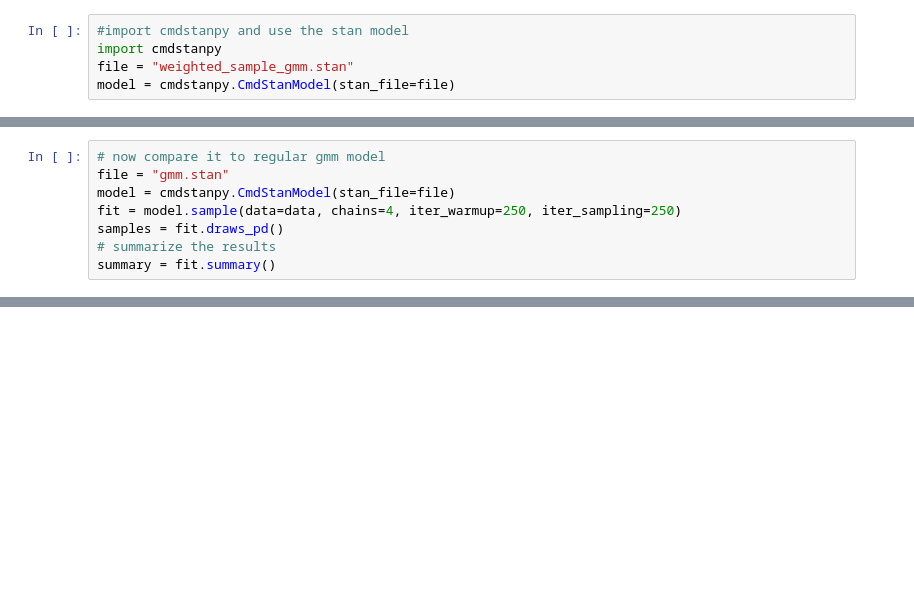
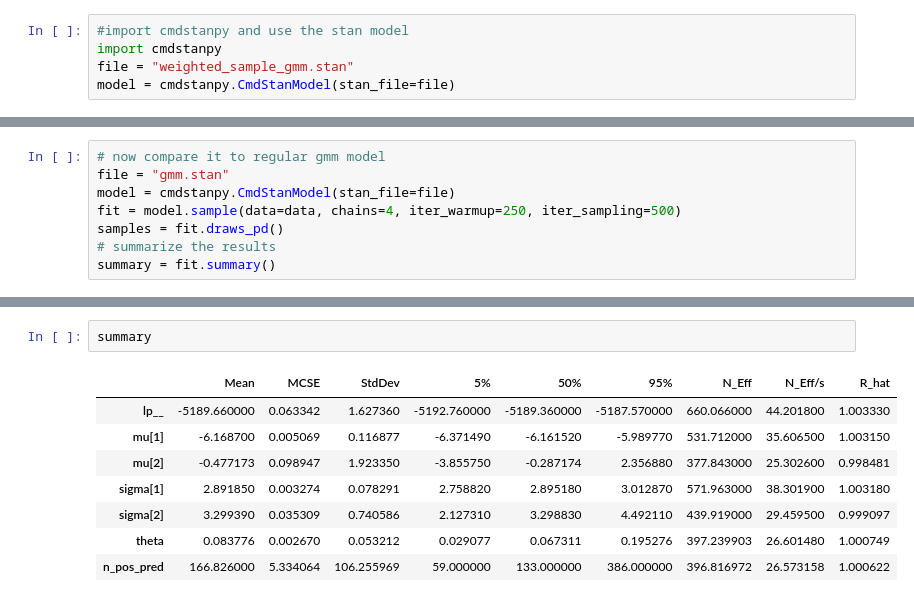
Before and after one commit to louisfh/stan_models, a Jupyter notebook: weighted_sample_gmm.ipynb, the cells around one changed output, grey strips where cells are left out. Drawn from its saved outputs; the diff is of its cells as text; blank space fills up the shorter version.

```diff
--- a/weighted_sample_gmm.ipynb
+++ b/weighted_sample_gmm.ipynb
@@ -109,7 +105,7 @@ summary
 # now compare it to regular gmm model
 file = "gmm.stan"
 model = cmdstanpy.CmdStanModel(stan_file=file)
-fit = model.sample(data=data, chains=4, iter_warmup=250, iter_sampling=250)
+fit = model.sample(data=data, chains=4, iter_warmup=250, iter_sampling=500)
 samples = fit.draws_pd()
 # summarize the results
 summary = fit.summary()
@@ -126,4 +124,15 @@ Exception: normal_lpdf: Scale parameter is 0, but must be positive! (in 'gmm.sta
 Consider re-running with show_console=True if the above output is unclear!
+# %%
+summary
+# %% [output]
+|  | Mean | MCSE | StdDev | 5% | 50% | 95% | N_Eff | N_Eff/s | R_hat |
+| lp__ | -5189.660000 | 0.063342 | 1.627360 | -5192.760000 | -5189.360000 | -5187.570000 | 660.066000 | 44.201800 | 1.003330 |
+| mu[1] | -6.168700 | 0.005069 | 0.116877 | -6.371490 | -6.161520 | -5.989770 | 531.712000 | 35.606500 | 1.003150 |
+| mu[2] | -0.477173 | 0.098947 | 1.923350 | -3.855750 | -0.287174 | 2.356880 | 377.843000 | 25.302600 | 0.998481 |
+| sigma[1] | 2.891850 | 0.003274 | 0.078291 | 2.758820 | 2.895180 | 3.012870 | 571.963000 | 38.301900 | 1.003180 |
+| sigma[2] | 3.299390 | 0.035309 | 0.740586 | 2.127310 | 3.298830 | 4.492110 | 439.919000 | 29.459500 | 0.999097 |
+| theta | 0.083776 | 0.002670 | 0.053212 | 0.029077 | 0.067311 | 0.195276 | 397.239903 | 26.601480 | 1.000749 |
+| n_pos_pred | 166.826000 | 5.334064 | 106.255969 | 59.000000 | 133.000000 | 386.000000 | 396.816972 | 26.573158 | 1.000622 |
 # %%
 # try with the GP model
 #import cmdstanpy and use the stan model
```
Also changed, not shown: parts of 9 cells of this notebook, 4 other files.
